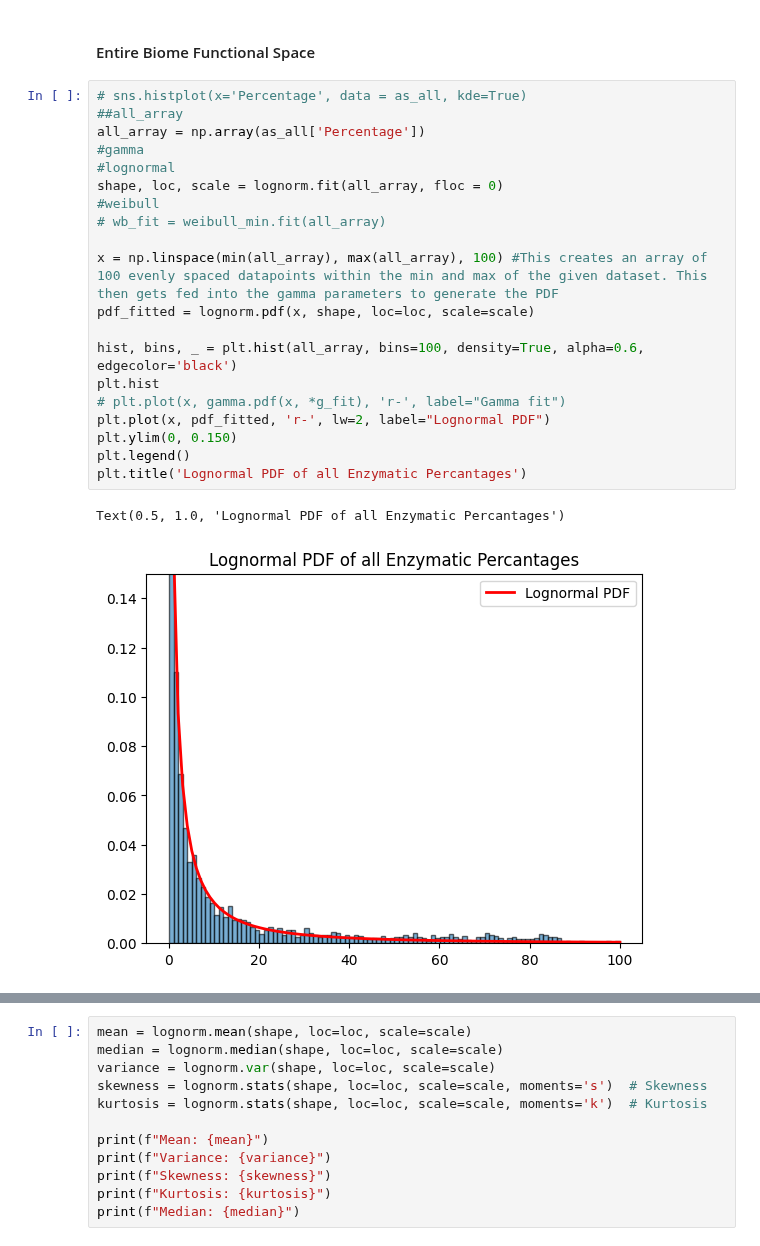
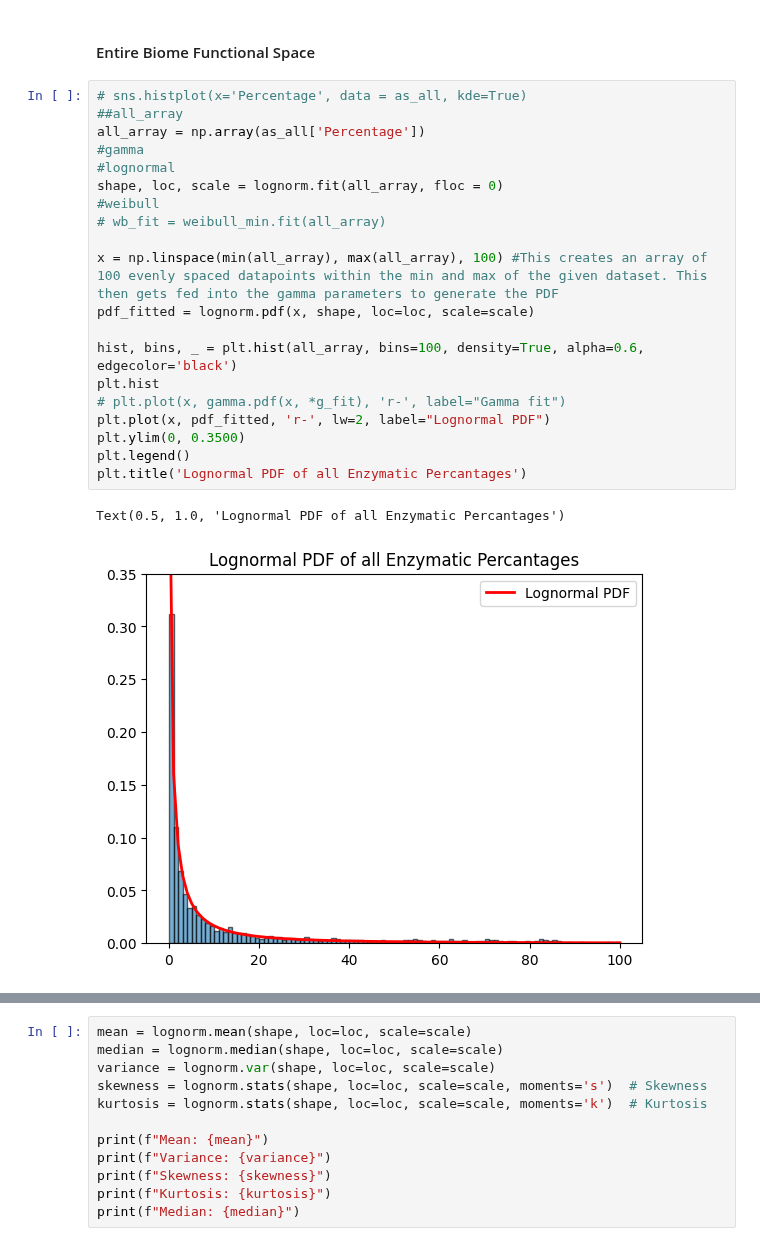
Before and after one commit to jtdocter27/EcoDr, a Jupyter notebook: EnCen/Figures for paper/as_specic_figures.ipynb, the cells around one changed output, grey strips where cells are left out. Cells and saved outputs as stored; diff of their text form.

```diff
--- a/EnCen/Figures for paper/as_specic_figures.ipynb
+++ b/EnCen/Figures for paper/as_specic_figures.ipynb
@@ -14,23 +14,23 @@ as_present = pd.read_excel('Only Present Enzyme Biome Synbio Top Match EC Compar
 # %%
 # sns.histplot(x='Percentage', data = as_all, kde=True)
 ##all_array
 all_array = np.array(as_all['Percentage'])
 #gamma
 #lognormal
 shape, loc, scale = lognorm.fit(all_array, floc = 0)
 #weibull
 # wb_fit = weibull_min.fit(all_array)
 
 x = np.linspace(min(all_array), max(all_array), 100) #This creates an array of 100 evenly spaced datapoints within the min and max of the given dataset. This then gets fed into the gamma parameters to generate the PDF
 pdf_fitted = lognorm.pdf(x, shape, loc=loc, scale=scale)
 
 hist, bins, _ = plt.hist(all_array, bins=100, density=True, alpha=0.6, edgecolor='black')
 plt.hist
 # plt.plot(x, gamma.pdf(x, *g_fit), 'r-', label="Gamma fit")
 plt.plot(x, pdf_fitted, 'r-', lw=2, label="Lognormal PDF")
-plt.ylim(0, 0.150)
+plt.ylim(0, 0.3500)
 plt.legend()
 plt.title('Lognormal PDF of all Enzymatic Percantages')
 # %% [output]
 Text(0.5, 1.0, 'Lognormal PDF of all Enzymatic Percantages')
-[figure, old version]
+[figure, new version]
```
Also changed, not shown: parts of 1 cell of this notebook.
